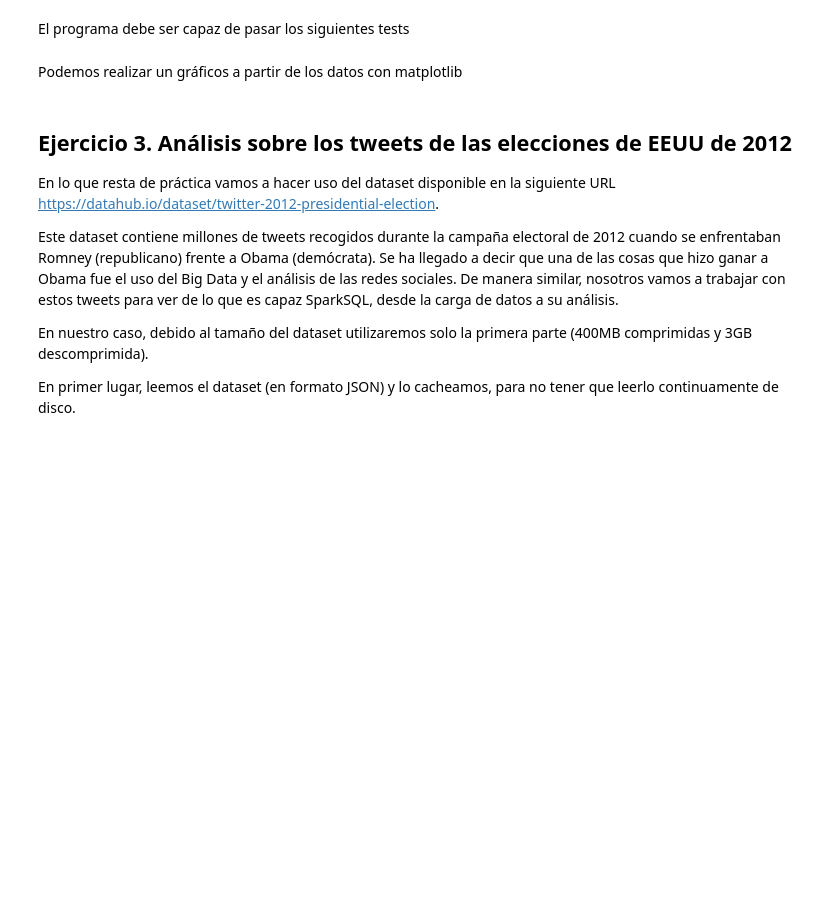
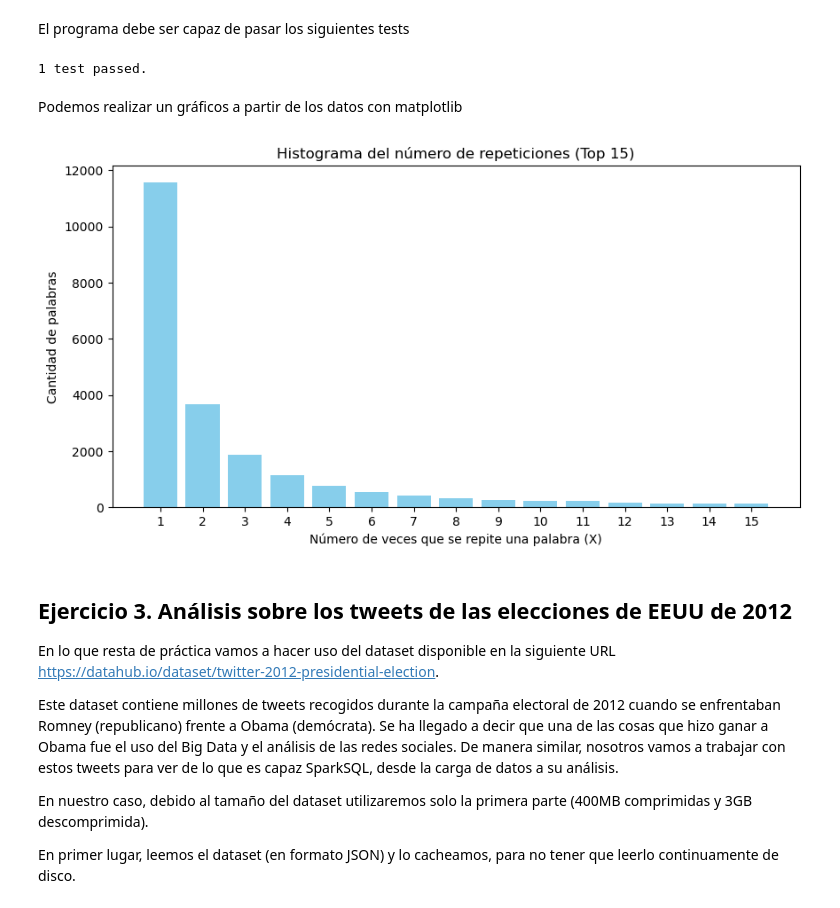
Before and after one commit to ferminfernandez7/BigData-practicas, a Jupyter notebook: Practica 2/Practica 2.2 - Dataframes.ipynb, the cells around one changed output. Drawn from its saved outputs; the diff is of its cells as text; code cells hidden in the pictures; blank space fills up the shorter version.

```diff
--- a/Practica 2/Practica 2.2 - Dataframes.ipynb
+++ b/Practica 2/Practica 2.2 - Dataframes.ipynb
@@ -14,6 +14,8 @@ spark = SparkSession \
     .master("local[*]") \
     .appName("Ejemplo pySparkSQL") \
     .config("spark.sql.warehouse.dir", "file:///D:/tmp/spark-warehouse") \
+    .config("spark.driver.memory", "4g") \
+    .config("spark.executor.memory", "4g") \
     .getOrCreate()
 
 sc = spark.sparkContext
@@ -111,3 +151,17 @@ def histogramaRepeticiones(filePath):
+# %%
+def histogramaRepeticiones(filePath):
+    dfText = spark.read.text(filePath)
+
+    filas = dfText.select(eliminaSignosPuntuacion(F.col("value"))) \
+                  .select(F.explode(F.split("frase", " ")).alias("word")) \
+                  .filter("word != ''") \
+                  .groupBy("word").count() \
+                  .withColumnRenamed("count", "repeticiones") \
+                  .groupBy("repeticiones").count() \
+                  .sort(F.col("repeticiones").asc()) \
+                  .collect()
+
+    return [(row["repeticiones"], row["count"]) for row in filas]
 # %% [markdown]
 El programa debe ser capaz de pasar los siguientes tests
 # %%
@@ -115,5 +169,7 @@ histQuijote = histogramaRepeticiones("./datos/pg2000.txt")
 Test.assertEquals(histQuijote[:10], [(1, 11583), (2, 3664), (3, 1860), (4, 1147), (5, 780), (6, 552),
                                      (7, 422), (8, 334), (9, 261), (10, 227)],
                   'Resultado incorrecto')
+# %% [output]
+1 test passed.
 # %% [markdown]
 Podemos realizar un gráficos a partir de los datos con matplotlib
@@ -122,3 +176,15 @@ Podemos realizar un gráficos a partir de los datos con matplotlib
+# %%
+x_values, y_values = zip(*histQuijote[:15])
+
+plt.figure(figsize=(10, 5))
+plt.bar(x_values, y_values, color='skyblue')
+plt.title('Histograma del número de repeticiones (Top 15)')
+plt.xlabel('Número de veces que se repite una palabra (X)')
+plt.ylabel('Cantidad de palabras')
+plt.xticks(x_values)
+plt.show()
+# %% [output]
+[figure, added]
 # %% [markdown]
 ## Ejercicio 3. Análisis sobre los tweets de las elecciones de EEUU de 2012
 
```
Also changed, not shown: parts of 45 cells of this notebook.
